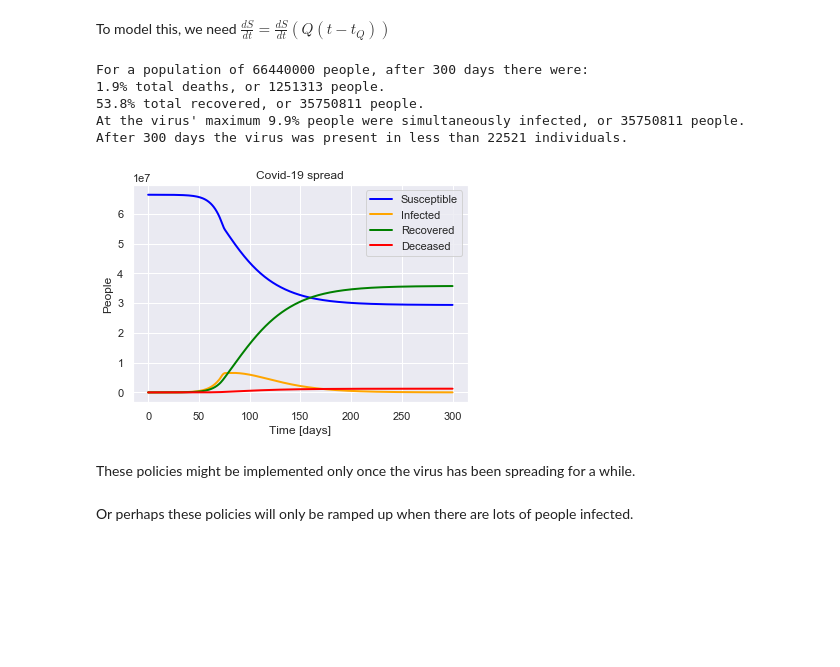
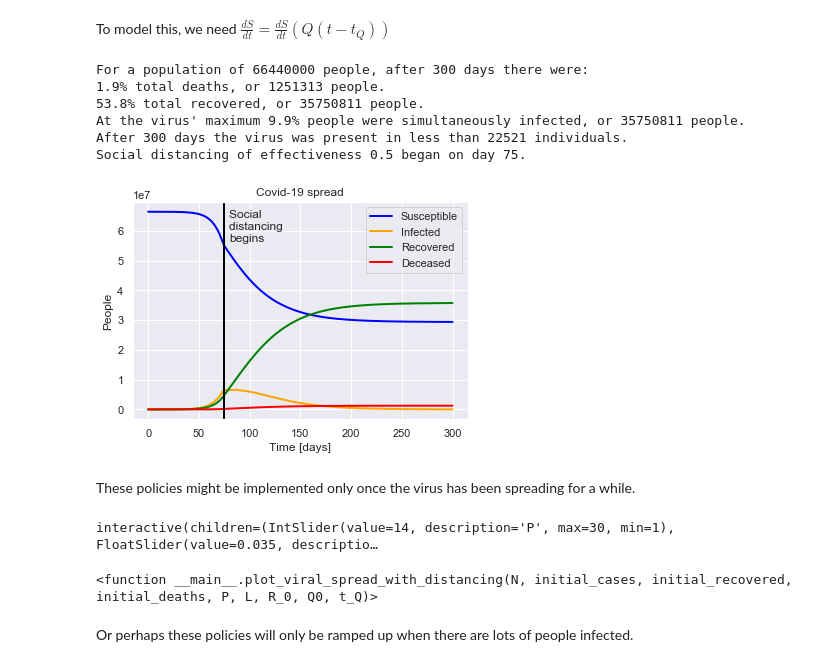
Before and after one commit to TomNicholas/coronavirus, a Jupyter notebook: covid-19_model.ipynb, the cells around one changed output. Cells and saved outputs as stored; diff of their text form; code cells hidden in the pictures; blank space fills up the shorter version.

```diff
--- a/covid-19_model.ipynb
+++ b/covid-19_model.ipynb
@@ -225,13 +225,13 @@ This just means there are zero social distancing measures in place before day $t
 # %% [markdown]
 To model this, we need $\frac{dS}{dt} = \frac{dS}{dt}(Q(t-t_Q))$
 # %%
-def dSdt(S, I, lamb, Q0, t, t_Q):
-    return -lamb*(1-Q(Q0, t, t_Q))*S*I
+def dSdt(S, I, lamb, Q):
+    return -lamb*(1-Q)*S*I
 
-def dIdt(S, I, lamb, gamma, mu, Q0, t, t_Q):
-    return lamb*(1-Q(Q0, t, t_Q))*S*I - gamma*I - mu*I
+def dIdt(S, I, lamb, gamma, mu, Q):
+    return lamb*(1-Q)*S*I - gamma*I - mu*I
 
-def Q(Q0, t, t_Q):
+def Q(t, Q0, t_Q):
     if t > t_Q:
         return Q0
     else:
@@ -239,8 +239,11 @@ def Q(Q0, t, t_Q):
 
 def SIRDQ_eqns(t, y, lamb, gamma, mu, Q0, t_Q):
     S, I, R, D = y
-    return [dSdt(S, I, lamb, Q0, t, t_Q),
-            dIdt(S, I, lamb, gamma, mu, Q0, t, t_Q),
+
+    q = Q(t, Q0, t_Q)
+
+    return [dSdt(S, I, lamb, q),
+            dIdt(S, I, lamb, gamma, mu, q),
             dRdt(I, gamma),
             dDdt(I, mu)]
 # %%
@@ -267,8 +270,8 @@ def solve(eqns, N, cases, recovered, deaths,
                      t_eval=np.linspace(0, tf, tf*2))
     return soln
 # %%
-def plot_viral_spread(N, initial_cases, initial_recovered, initial_deaths,
-                      P, L, R_0, Q0, t_Q):
+def plot_viral_spread_with_distancing(N, initial_cases, initial_recovered, initial_deaths,
+                                      P, L, R_0, Q0, t_Q):
 
     soln = solve(SIRDQ_eqns, N,
                  initial_cases, initial_recovered, initial_deaths,
@@ -282,6 +285,7 @@ def plot_viral_spread(N, initial_cases, initial_recovered, initial_deaths,
     print(f"{R[-1]*100:.1f}% total recovered, or {R[-1]*N:.0f} people.")
     print(f"At the virus' maximum {I.max()*100:.1f}% people were simultaneously infected, or {R.max()*N:.0f} people.")
     print(f"After {t[-1]:.0f} days the virus was present in less than {I[-1]*N:.0f} individuals.")
+    print(f"Social distancing of effectiveness {Q0} began on day {t_Q}.")
 
     fig, ax = plt.subplots()
     ax.set_title("Covid-19 spread")
@@ -293,15 +297,20 @@ def plot_viral_spread(N, initial_cases, initial_recovered, initial_deaths,
     ax.plot(t, D*N, label="Deceased", linewidth=2, color='red')
     ax.legend()
 
+    # Mark intervention point
+    ax.axvline(x=t_Q, linewidth=2, color='black')
+    ax.text(x=t_Q+5, y=N*0.85, s="Social \ndistancing \nbegins")
+
     plt.show()
 # %%
-plot_viral_spread(N, cases, recovered, deaths, P, L, R_0, Q0=0.5, t_Q=75)
+plot_viral_spread_with_distancing(N, cases, recovered, deaths, P, L, R_0, Q0=0.5, t_Q=75)
 # %% [output]
 For a population of 66440000 people, after 300 days there were:
 1.9% total deaths, or 1251313 people.
 53.8% total recovered, or 35750811 people.
 At the virus' maximum 9.9% people were simultaneously infected, or 35750811 people.
 After 300 days the virus was present in less than 22521 individuals.
+Social distancing of effectiveness 0.5 began on day 75.
-[figure, old version]
+[figure, new version]
 # %% [markdown]
 These policies might be implemented only once the virus has been spreading for a while.
@@ -308,2 +320,11 @@ These policies might be implemented only once the virus has been spreading for a
+# %%
+interact(plot_viral_spread_with_distancing,
+         N=fixed(N), initial_cases=fixed(cases),
+         initial_recovered=fixed(recovered), initial_deaths=fixed(deaths),
+         P=P_slider, L=L_slider, R_0=R_0_slider, Q0=Q0_slider, t_Q=t_Q_slider,
+         continuous_update=False)
+# %% [output]
+interactive(children=(IntSlider(value=14, description='P', max=30, min=1), FloatSlider(value=0.035, descriptio…
+<function __main__.plot_viral_spread_with_distancing(N, initial_cases, initial_recovered, initial_deaths, P, L, R_0, Q0, t_Q)>
 # %% [markdown]
 Or perhaps these policies will only be ramped up when there are lots of people infected.
```
Also changed, not shown: parts of 7 cells of this notebook.
